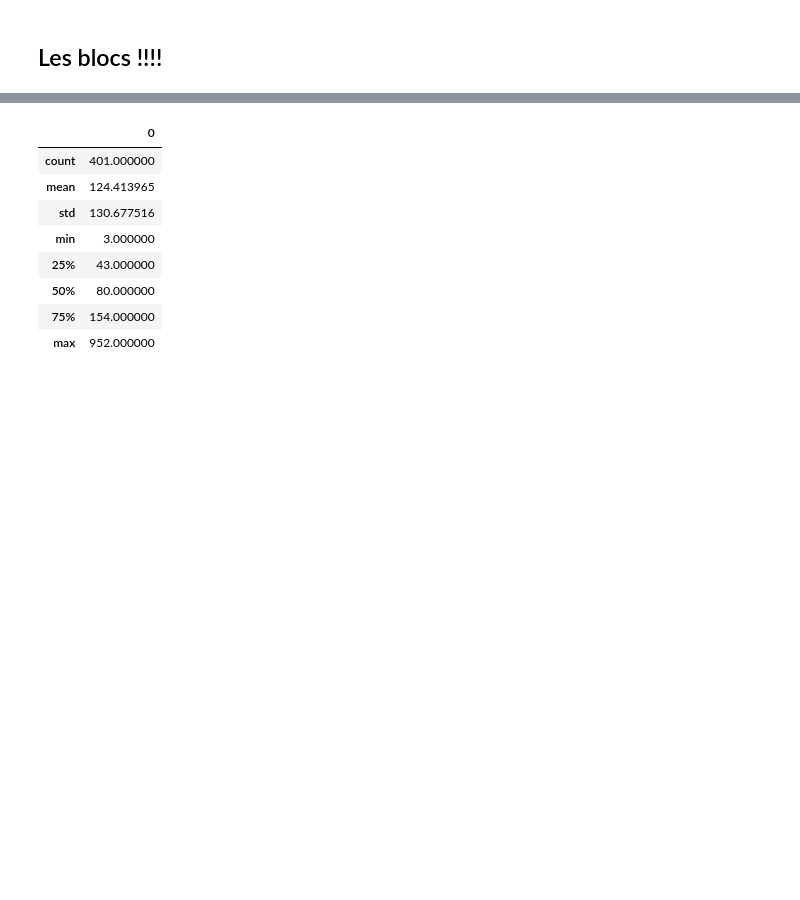
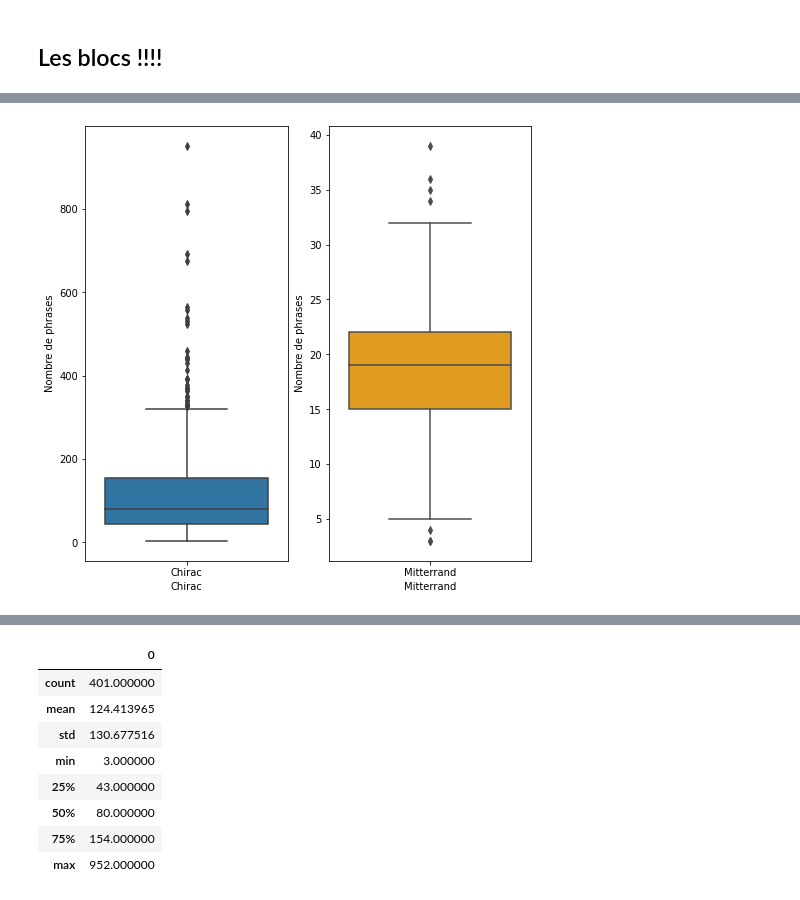
Before and after one commit to CharlesAttend/RITAL-Projet1, a Jupyter notebook: part1_speaker_recognition/notebooks/ROC-Exploration-Imbalanced-Learning.ipynb, the cells around one changed output, grey strips where cells are left out. Drawn from its saved outputs; the diff is of its cells as text; code cells hidden in the pictures; blank space fills up the shorter version.

Commit message:
better graph w/ seaborn

```diff
--- a/part1_speaker_recognition/notebooks/ROC-Exploration-Imbalanced-Learning.ipynb
+++ b/part1_speaker_recognition/notebooks/ROC-Exploration-Imbalanced-Learning.ipynb
@@ -468,0 +469,24 @@ plt.savefig("../reports/figures/boxplot_discours.png", dpi=100, bbox_inches="tig
+# %%
+longueur_list, president_list = [], []
+for length in my_dict['Chirac']:
+    longueur_list.append(length)
+    president_list.append("Chirac")
+df_chirac = pd.DataFrame({
+    "Nombre de phrases": longueur_list,
+    "Chirac": president_list
+})
+
+longueur_list, president_list = [], []
+for length in my_dict['Mitterrand']:
+    longueur_list.append(length)
+    president_list.append("Mitterrand")
+df_mit = pd.DataFrame({
+    "Nombre de phrases": longueur_list,
+    "Mitterrand": president_list
+})
+fig, ax = plt.subplots(1, 2, figsize=(8,8))
+sns.boxplot(data=df_chirac, x="Chirac", y="Nombre de phrases", ax=ax[0])
+sns.boxplot(data=df_mit, x="Mitterrand", y="Nombre de phrases", ax=ax[1], color='orange')
+fig.savefig("../reports/figures/boxplot_discours.png", dpi=100, bbox_inches="tight")
+# %% [output]
+[figure, added]
```
Also changed, not shown: parts of 5 cells of this notebook, 1 other file.
